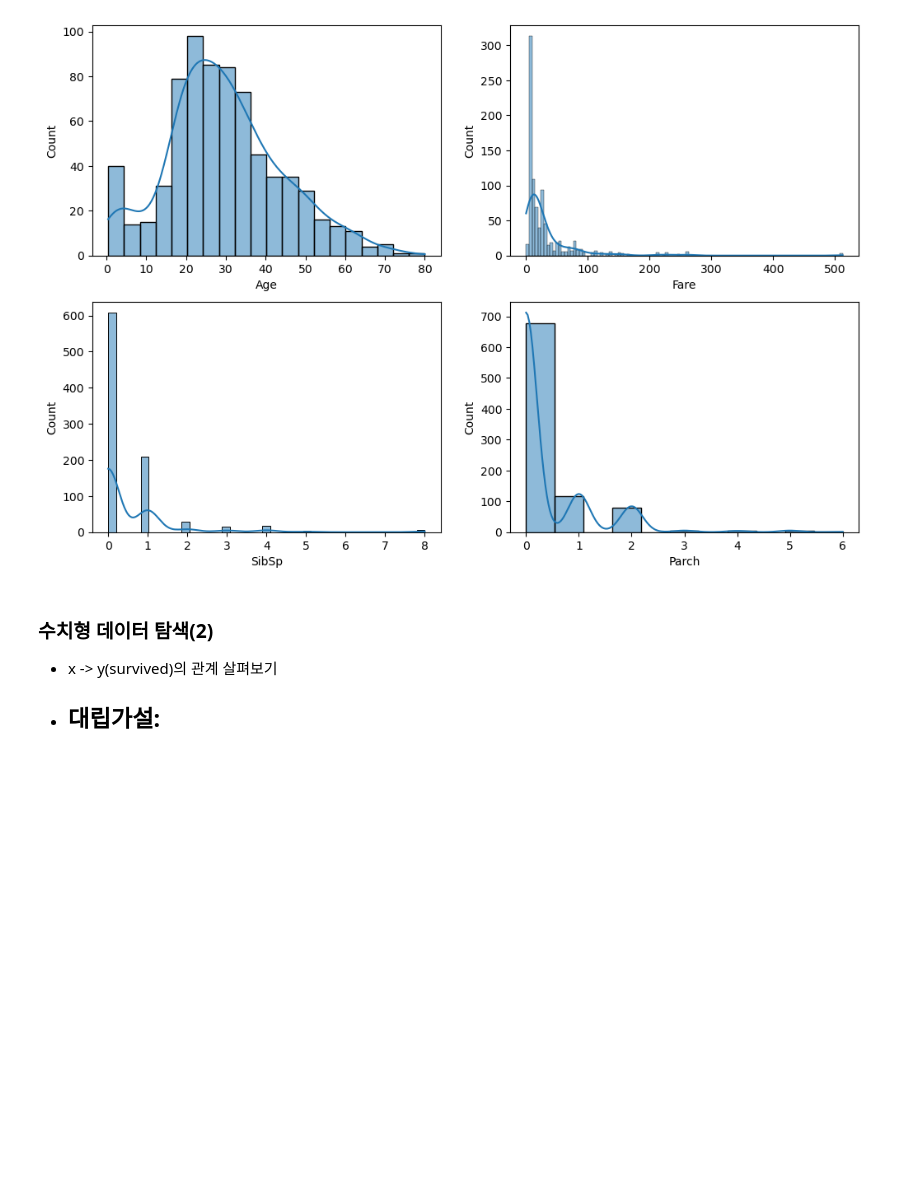
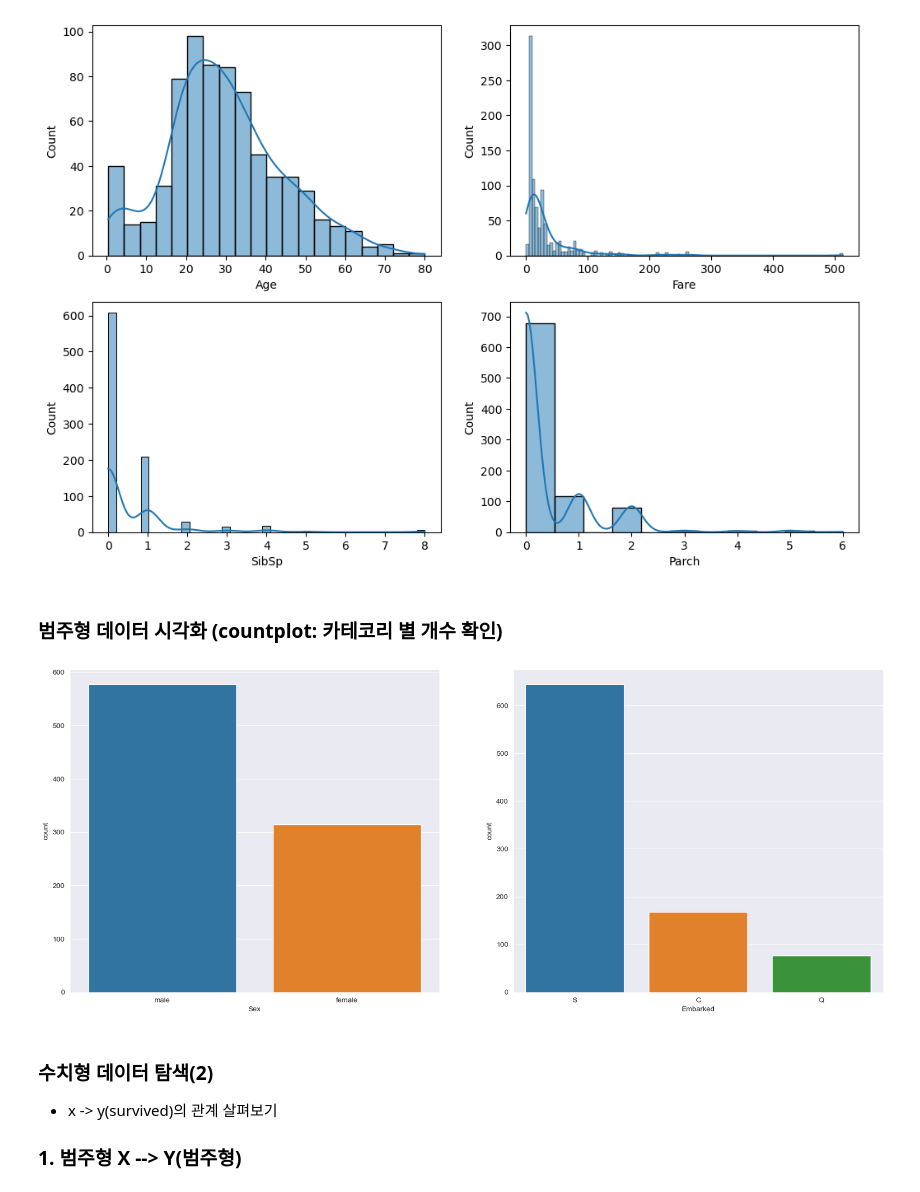
Before and after one commit to HongkyuRyu/Study_For_MachineLearning, a Jupyter notebook: 03 Titanic basic EDA Practice.ipynb, the cells around one changed output. Saved outputs shown, nothing was run; the diff lists cells and outputs as text; code cells hidden in the pictures; blank space fills up the shorter version.

```diff
--- a/03 Titanic basic EDA Practice.ipynb
+++ b/03 Titanic basic EDA Practice.ipynb
@@ -208,9 +208,20 @@ sns.histplot(data=train, x='Parch', kde=True)
 plt.show()
 # %% [output]
 [figure]
+# %% [markdown]
+### 범주형 데이터 시각화 (countplot: 카테코리 별 개수 확인)
+# %%
+# sex, embarked
+plt.figure(figsize=(20, 8))
+plt.subplot(1, 2, 1)
+sns.countplot(x='Sex', data=train)
+plt.subplot(1, 2, 2)
+sns.countplot(x='Embarked', data=train)
+plt.show()
+# %% [output]
+[figure, added]
 # %% [markdown]
 ### 수치형 데이터 탐색(2)
 - x -> y(survived)의 관계 살펴보기
 
-- 대립가설:
-    -
+### 1. 범주형 X --> Y(범주형)
```
Also changed, not shown: parts of 7 cells of this notebook.
